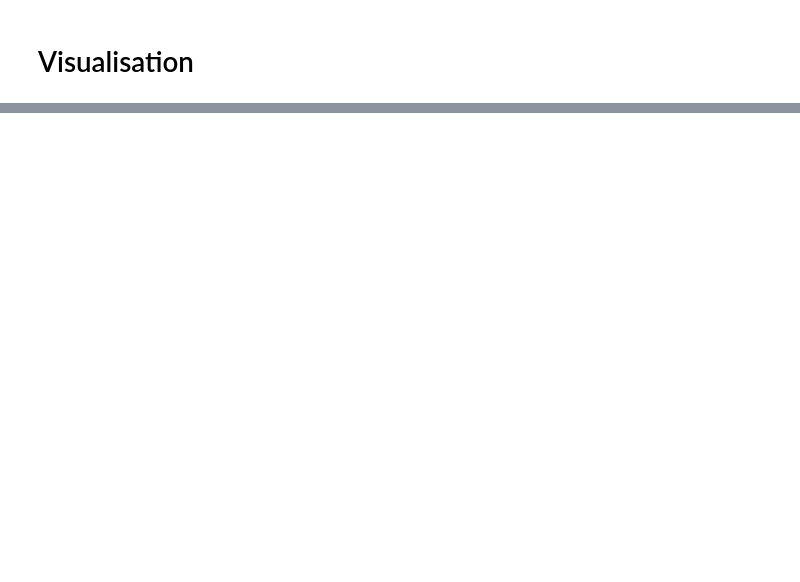
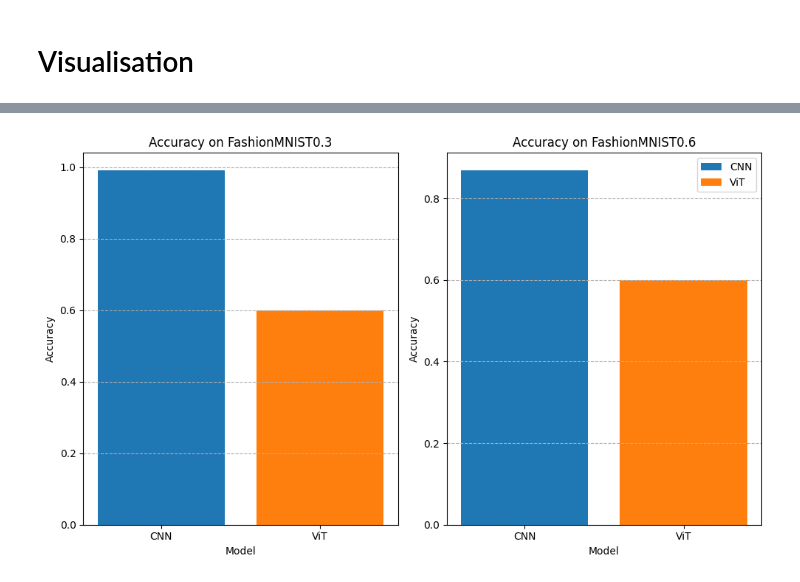
Before and after one commit to ywan4079/COMP5328_A2, a Jupyter notebook: CNN_training.ipynb, the cells around one changed output, grey strips where cells are left out. Cells and saved outputs as stored; diff of their text form; code cells hidden in the pictures; blank space fills up the shorter version.

Commit message:
visualise the results

```diff
--- a/CNN_training.ipynb
+++ b/CNN_training.ipynb
@@ -69,2 +105,33 @@ with open('results/cnn_fashionmnist0.6_acc_results.pkl', 'wb') as f:
 # %% [markdown]
 # Visualisation
+# %%
+import matplotlib.pyplot as plt
+import numpy as np
+import pandas as pd
+
+with open('results/cnn_fashionmnist0.3_acc_results.pkl', 'rb') as f:
+    cnn_acc_03 = pickle.load(f)
+
+with open('results/cnn_fashionmnist0.6_acc_results.pkl', 'rb') as f:
+    cnn_acc_06 = pickle.load(f)
+
+datasets = ['FashionMNIST0.3', 'FashionMNIST0.6']
+models   = ['CNN', "ViT"]
+
+# For each (dataset, model): list of scores (e.g., accuracies across runs)
+results = {
+    'FashionMNIST0.3': {'CNN': cnn_acc_03, 'ViT': [0.5,0.6,0.7]},
+    'FashionMNIST0.6': {'CNN': cnn_acc_06, 'ViT': [0.5,0.6,0.7]},
+}
+
+fig, axs = plt.subplots(1, 2, figsize=(10, 6))
+for i, dataset in enumerate(datasets):
+    data = [results[dataset][model] for model in models]
+    axs[i].boxplot(data, labels=models)
+    axs[i].set_title(f'Accuracy on {dataset}')
+    axs[i].set_xlabel('Model')
+    axs[i].set_ylabel('Accuracy')
+    axs[i].grid(axis='y', linestyle='--')
+
+plt.tight_layout()
+plt.show()
@@ -70,0 +140,15 @@ with open('results/cnn_fashionmnist0.6_acc_results.pkl', 'wb') as f:
+# %%
+fig, axs = plt.subplots(1, 2, figsize=(10, 6))
+for i, dataset in enumerate(datasets):
+    data = [np.mean(results[dataset][model]) for model in models]
+    axs[i].bar(models, data, label=models, color=['tab:blue', 'tab:orange'])
+    axs[i].set_title(f'Accuracy on {dataset}')
+    axs[i].set_xlabel('Model')
+    axs[i].set_ylabel('Accuracy')
+    axs[i].grid(axis='y', linestyle='--')
+plt.legend(models)
+
+plt.tight_layout()
+plt.show()
+# %% [output]
+[figure, added]
```
Also changed, not shown: parts of 3 cells of this notebook, 4 other files.
